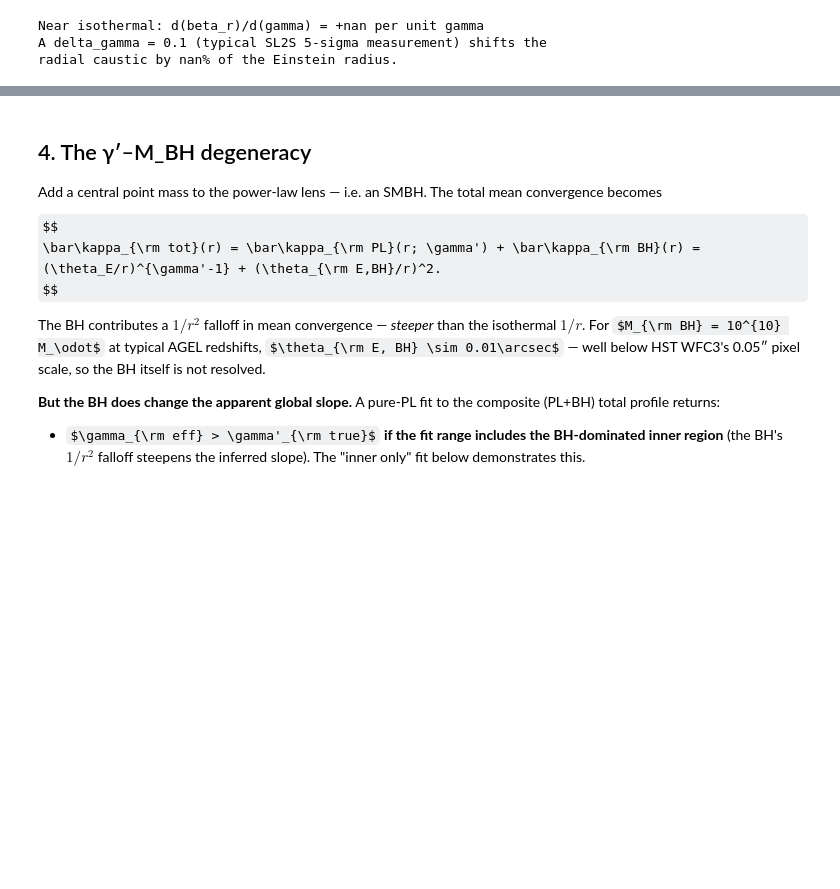
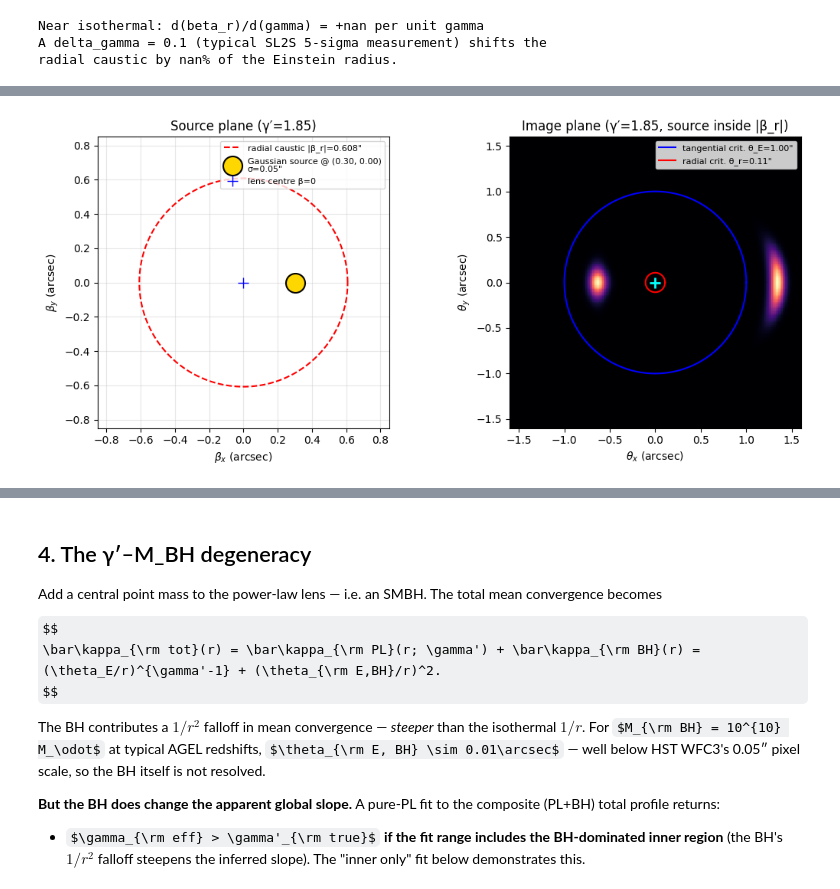
Before and after one commit to rodelcr/Learning_to_Autolens, a Jupyter notebook: Modules/15_Radial_Arcs_Caustic_Topology/15_radial_arcs.ipynb, the cells around one changed output, grey strips where cells are left out. Drawn from its saved outputs; the diff is of its cells as text; code cells hidden in the pictures; some formulas as TeX source; blank space fills up the shorter version.

```diff
--- a/Modules/15_Radial_Arcs_Caustic_Topology/15_radial_arcs.ipynb
+++ b/Modules/15_Radial_Arcs_Caustic_Topology/15_radial_arcs.ipynb
@@ -237,0 +254,85 @@ radial caustic by nan% of the Einstein radius.
+# %%
+# Simulate a 2D image of a circularly-symmetric power-law lens with a Gaussian source.
+# Returns the image-plane intensity grid + the source-plane configuration for context.
+
+def simulate_radial_arc_image(theta_E=1.0, gamma=1.85,
+                              beta_x0=0.0, beta_y0=0.0, source_sigma=0.05,
+                              source_amplitude=1.0,
+                              npix=200, fov=1.8):
+    """Forward-model a Gaussian source through an axisymmetric power-law lens.
+
+    For γ<2 the lens has both tangential AND radial critical curves; sources
+    inside the radial caustic |β|<|β_r| produce a radial arc near the lens centre.
+    """
+    edge = np.linspace(-fov, fov, npix)
+    theta_x_grid, theta_y_grid = np.meshgrid(edge, edge)
+    r = np.hypot(theta_x_grid, theta_y_grid)
+    r_safe = np.where(r > 1e-6, r, 1e-6)
+    alpha = alpha_pl(r_safe, theta_E=theta_E, gamma=gamma)
+    beta_x_grid = theta_x_grid * (1.0 - alpha / r_safe)
+    beta_y_grid = theta_y_grid * (1.0 - alpha / r_safe)
+    db = (beta_x_grid - beta_x0)**2 + (beta_y_grid - beta_y0)**2
+    image = source_amplitude * np.exp(-db / (2.0 * source_sigma**2))
+    return edge, image, (beta_x_grid, beta_y_grid)
+
+
+# Demo: γ′=1.85 (typical AGEL spiral-lens slope per Shajib+/Ferrami+).
+# At γ=1.85, the radial caustic has |β_r| ≈ 0.61" (well inside θ_E=1").
+GAMMA_DEMO = 1.85
+_, r_r = find_critical_radii(theta_E=1.0, gamma=GAMMA_DEMO)
+beta_r_signed = r_r - alpha_pl(r_r, 1.0, GAMMA_DEMO)
+beta_r_mag = abs(beta_r_signed)
+print(f'γ′={GAMMA_DEMO}: r_r (radial critical curve) = {r_r:.3f}\", '
+      f'|β_r| (radial caustic radius) = {beta_r_mag:.3f}\"\n')
+
+src_pos = (0.30, 0.0)         # well inside the |β_r|=0.61 caustic
+src_size = 0.05               # arcsec — HST WFC3-ish resolution
+
+edge, image_demo, _ = simulate_radial_arc_image(
+    theta_E=1.0, gamma=GAMMA_DEMO,
+    beta_x0=src_pos[0], beta_y0=src_pos[1], source_sigma=src_size,
+    fov=1.8, npix=240,
+)
+
+fig, axes = plt.subplots(1, 2, figsize=(11, 4.8))
+theta_circ = np.linspace(0, 2*np.pi, 200)
+
+# Source plane panel
+ax = axes[0]
+ax.plot(beta_r_mag * np.cos(theta_circ), beta_r_mag * np.sin(theta_circ),
+        'r--', lw=1.5, label=f'radial caustic |β_r|={beta_r_mag:.3f}\"')
+ax.plot(src_pos[0], src_pos[1], 'o', color='gold', markersize=18, mec='k',
+        mew=1.5, label=f'Gaussian source @ ({src_pos[0]:.2f}, {src_pos[1]:.2f})\nσ={src_size:.2f}\"')
+circ = plt.Circle(src_pos, src_size, ec='gold', fc='none', lw=1.5)
+ax.add_patch(circ)
+ax.plot(0, 0, '+', color='blue', markersize=10, label='lens centre β=0')
+ax.set_xlim(-0.85, 0.85); ax.set_ylim(-0.85, 0.85)
+ax.set_aspect('equal'); ax.grid(alpha=0.3)
+ax.set_xlabel(r'$\beta_x$ (arcsec)'); ax.set_ylabel(r'$\beta_y$ (arcsec)')
+ax.set_title(f'Source plane (γ′={GAMMA_DEMO})')
+ax.legend(fontsize=8, loc='upper right')
+
+# Image plane panel
+ax = axes[1]
+ax.imshow(image_demo, extent=[edge.min(), edge.max(), edge.min(), edge.max()],
+          origin='lower', cmap='magma', interpolation='nearest')
+ax.plot(np.cos(theta_circ), np.sin(theta_circ), 'b-', lw=1.5,
+        label=f'tangential crit. θ_E=1.00\"')
+ax.plot(r_r * np.cos(theta_circ), r_r * np.sin(theta_circ), 'r-', lw=1.5,
+        label=f'radial crit. θ_r={r_r:.2f}\"')
+ax.plot(0, 0, '+', color='cyan', markersize=10, mew=2)
+ax.set_xlim(-1.6, 1.6); ax.set_ylim(-1.6, 1.6)
+ax.set_aspect('equal')
+ax.set_xlabel(r'$\theta_x$ (arcsec)'); ax.set_ylabel(r'$\theta_y$ (arcsec)')
+ax.set_title(f'Image plane (γ′={GAMMA_DEMO}, source inside |β_r|)')
+ax.legend(fontsize=8, loc='upper right')
+
+plt.tight_layout(); plt.show()
+
+print(f'Three images expected in axisymmetric lens with source inside radial caustic:')
+print(f'  • TWO tangential images near θ_E=1.0\" (along the line through lens centre + source,')
+print(f'    one on each side of the lens)')
+print(f'  • ONE compact RADIAL arc near r_r={r_r:.2f}\" (very close to lens centre, also')
+print(f'    along the line through the source — appears as an elongated radial feature)')
+print(f'A pure SIS (γ′=2) would show ONLY the tangential pair — no radial arc.')
+# %% [output]
@@ -237,0 +340 @@ radial caustic by nan% of the Einstein radius.
+[figure, added]
```
Also changed, not shown: parts of 5 cells of this notebook.
